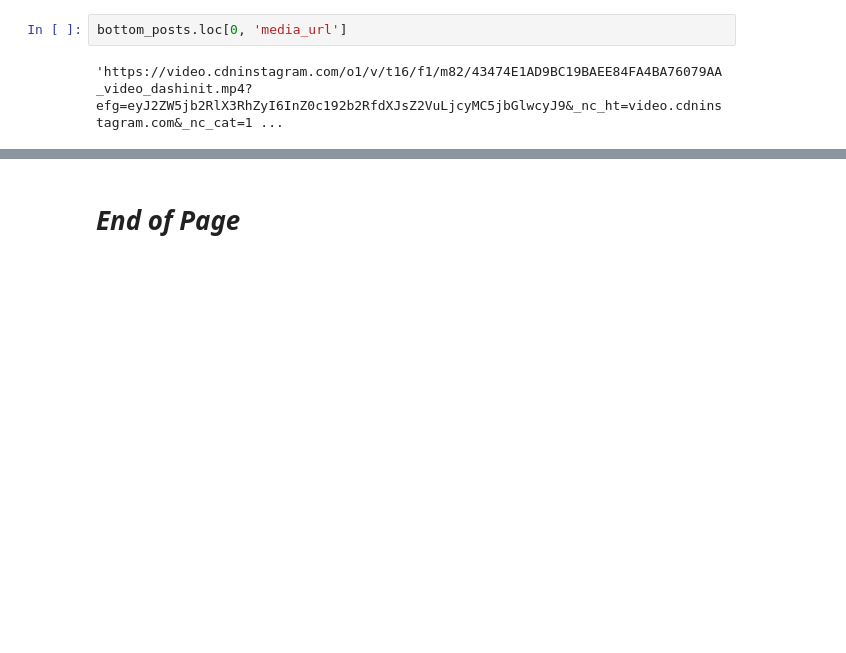
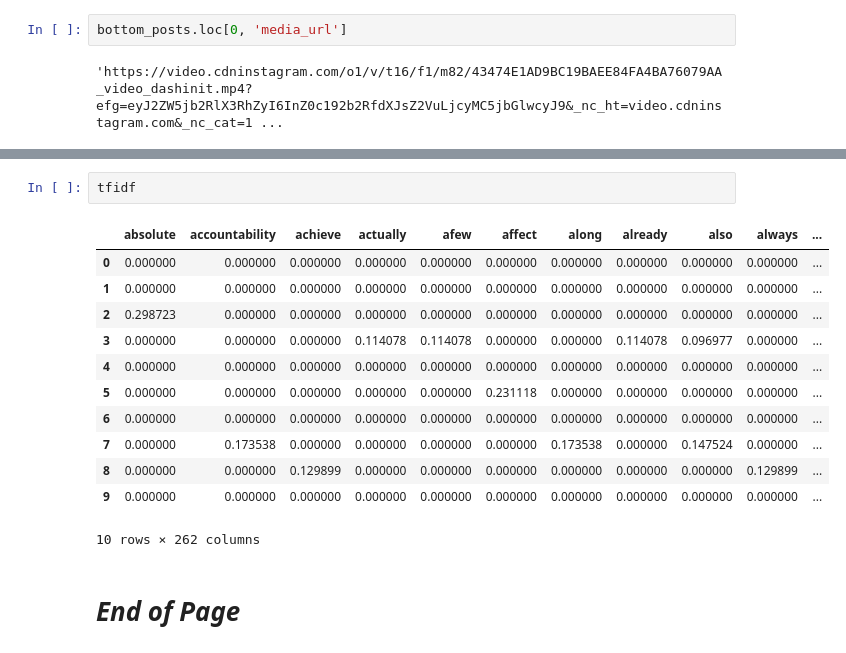
Before and after one commit to silvhua/online-PT-business-KPI, a Jupyter notebook: notebooks/2023-03-05 tfidf top vs bottom posts.ipynb, the cells around one changed output, grey strips where cells are left out. Drawn from its saved outputs; the diff is of its cells as text; blank space fills up the shorter version.

```diff
--- a/notebooks/2023-03-05 tfidf top vs bottom posts.ipynb
+++ b/notebooks/2023-03-05 tfidf top vs bottom posts.ipynb
@@ -238,2 +594,17 @@ Name: post_caption, dtype: object
+# %%
+tfidf
+# %% [output]
+|  | absolute | accountability | achieve | actually | afew | affect | along | already | also | always | ... |
+| 0 | 0.000000 | 0.000000 | 0.000000 | 0.000000 | 0.000000 | 0.000000 | 0.000000 | 0.000000 | 0.000000 | 0.000000 | ... |
+| 1 | 0.000000 | 0.000000 | 0.000000 | 0.000000 | 0.000000 | 0.000000 | 0.000000 | 0.000000 | 0.000000 | 0.000000 | ... |
+| 2 | 0.298723 | 0.000000 | 0.000000 | 0.000000 | 0.000000 | 0.000000 | 0.000000 | 0.000000 | 0.000000 | 0.000000 | ... |
+| 3 | 0.000000 | 0.000000 | 0.000000 | 0.114078 | 0.114078 | 0.000000 | 0.000000 | 0.114078 | 0.096977 | 0.000000 | ... |
+| 4 | 0.000000 | 0.000000 | 0.000000 | 0.000000 | 0.000000 | 0.000000 | 0.000000 | 0.000000 | 0.000000 | 0.000000 | ... |
+| 5 | 0.000000 | 0.000000 | 0.000000 | 0.000000 | 0.000000 | 0.231118 | 0.000000 | 0.000000 | 0.000000 | 0.000000 | ... |
+| 6 | 0.000000 | 0.000000 | 0.000000 | 0.000000 | 0.000000 | 0.000000 | 0.000000 | 0.000000 | 0.000000 | 0.000000 | ... |
+| 7 | 0.000000 | 0.173538 | 0.000000 | 0.000000 | 0.000000 | 0.000000 | 0.173538 | 0.000000 | 0.147524 | 0.000000 | ... |
+| 8 | 0.000000 | 0.000000 | 0.129899 | 0.000000 | 0.000000 | 0.000000 | 0.000000 | 0.000000 | 0.000000 | 0.129899 | ... |
+| 9 | 0.000000 | 0.000000 | 0.000000 | 0.000000 | 0.000000 | 0.000000 | 0.000000 | 0.000000 | 0.000000 | 0.000000 | ... |
+10 rows × 262 columns
 # %% [markdown]
 # *End of Page*
```
Also changed, not shown: parts of 23 cells of this notebook.
